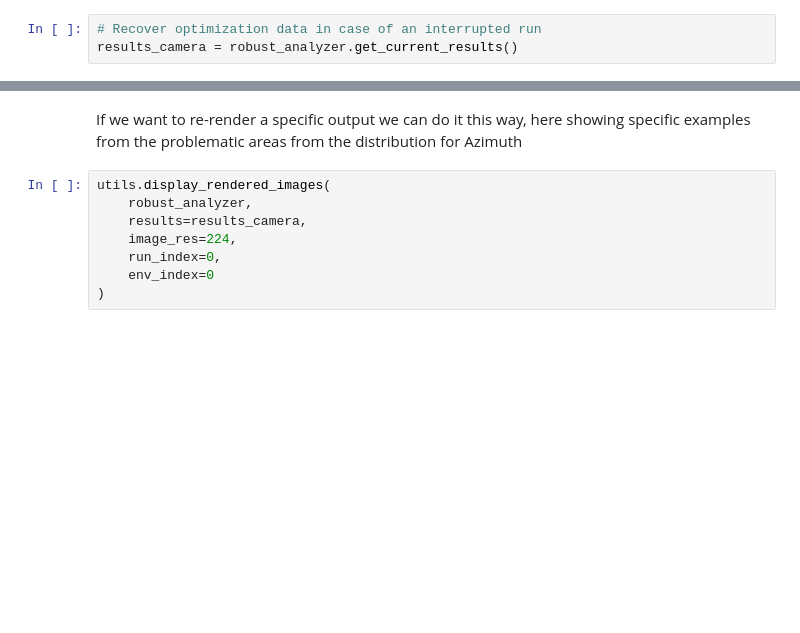
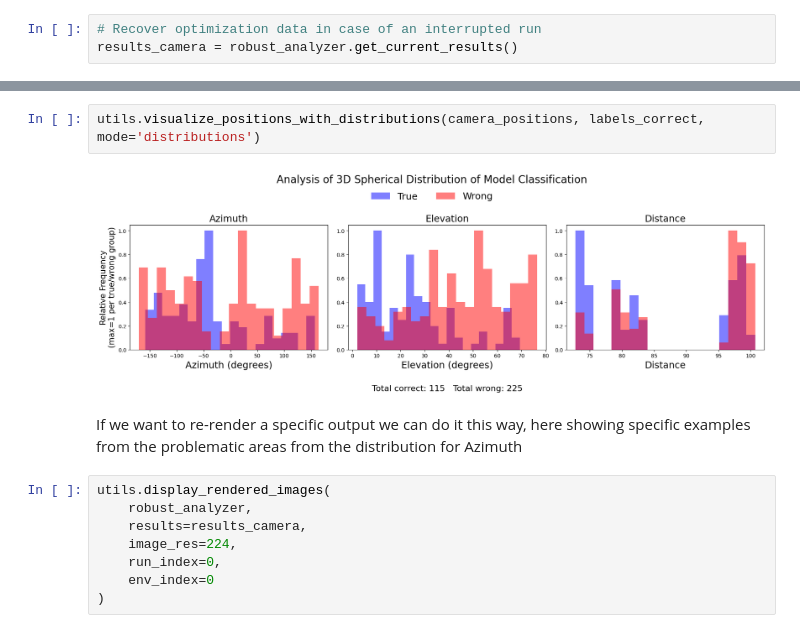
Before and after one commit to hediD/robust_analyzer, a Jupyter notebook: notebooks/tank.ipynb, the cells around one changed output, grey strips where cells are left out. Cells and saved outputs as stored; diff of their text form; blank space fills up the shorter version.

```diff
--- a/notebooks/tank.ipynb
+++ b/notebooks/tank.ipynb
@@ -97,3 +88,7 @@ utils.visualize_positions_with_distributions(camera_positions, labels_correct)
+# %%
+utils.visualize_positions_with_distributions(camera_positions, labels_correct, mode='distributions')
+# %% [output]
+[figure, added]
 # %% [markdown]
 If we want to re-render a specific output we can do it this way, here showing specific examples from the problematic areas from the distribution for Azimuth
 # %%
```
Also changed, not shown: parts of 6 cells of this notebook, 5 other files.
